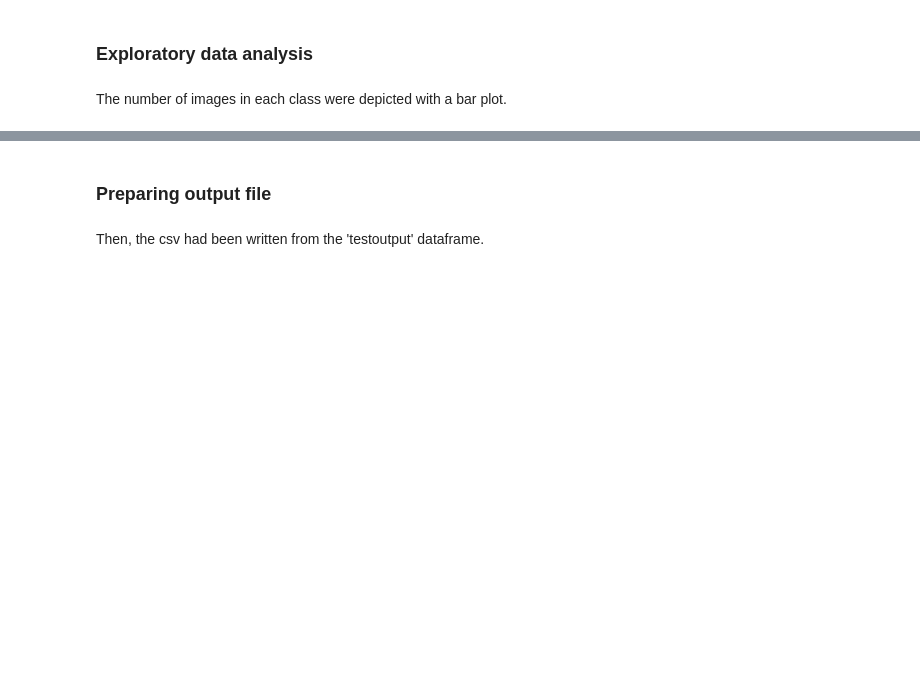
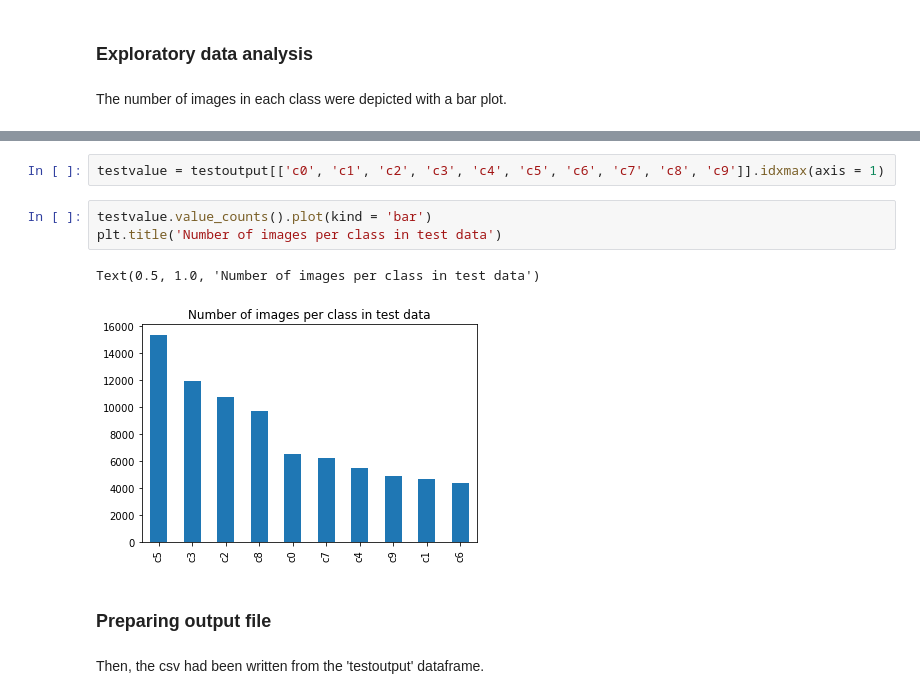
Before and after one commit to Tamizh2907/CNNDriverdistraction, a Jupyter notebook: Driver distraction with CNN - Thamizhiniyan Pugazhenthi - 200941620.ipynb, the cells around one changed output, grey strips where cells are left out. Saved outputs shown, nothing was run; the diff lists cells and outputs as text; blank space fills up the shorter version.

```diff
--- a/Driver distraction with CNN - Thamizhiniyan Pugazhenthi - 200941620.ipynb
+++ b/Driver distraction with CNN - Thamizhiniyan Pugazhenthi - 200941620.ipynb
@@ -189,6 +191,14 @@ plt.title('Number of images per class in training data')
 # %% [output]
 Text(0.5, 1.0, 'Number of images per class in training data')
 [figure]
+# %%
+testvalue = testoutput[['c0', 'c1', 'c2', 'c3', 'c4', 'c5', 'c6', 'c7', 'c8', 'c9']].idxmax(axis = 1)
+# %%
+testvalue.value_counts().plot(kind = 'bar')
+plt.title('Number of images per class in test data')
+# %% [output]
+Text(0.5, 1.0, 'Number of images per class in test data')
+[figure, added]
 # %% [markdown]
 ### Preparing output file
 # %% [markdown]
```
Also changed, not shown: parts of 7 cells of this notebook, 11 other files.
